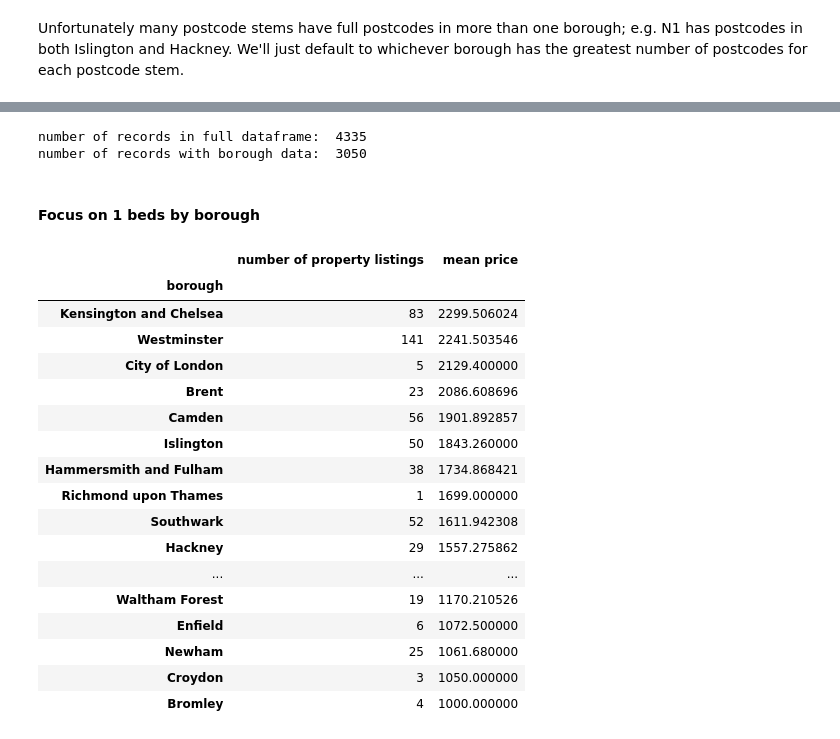
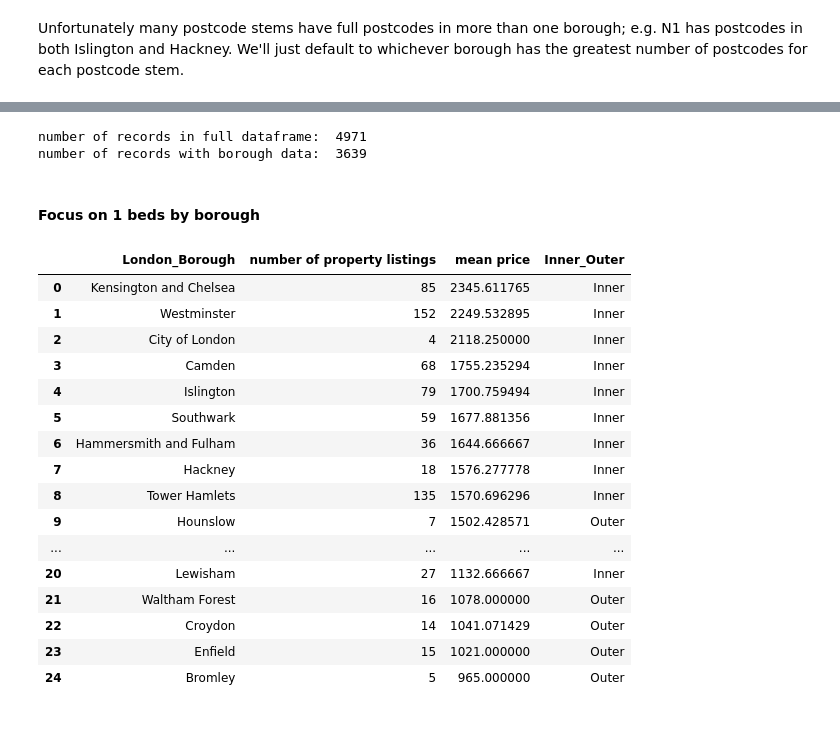
Before and after one commit to toby-p/rightmove_webscraper.py, a Jupyter notebook: analysis.ipynb, the cells around one changed output, grey strips where cells are left out. Drawn from its saved outputs; the diff is of its cells as text; code cells hidden in the pictures.

```diff
--- a/analysis.ipynb
+++ b/analysis.ipynb
@@ -8,7 +8,7 @@ import matplotlib.pyplot as plt
 %matplotlib inline
 
 # Read in the csv file for analysis
-df = pd.read_csv('search_results.csv')
+df = pd.read_csv('london_rent.csv')
 df.head()
 # %% [output]
 |  | price | type | address | url | postcode | number_bedrooms | search_date |
@@ -124,14 +116,21 @@ pivot.head()
 Unfortunately many postcode stems have full postcodes in more than one borough; e.g. N1 has postcodes in both Islington and Hackney. We'll just default to whichever borough has the greatest number of postcodes for each postcode stem.
 # %%
 # Create dataframe of postcode stems & boroughs
-
 pc_borough_lookup = pd.DataFrame(pivot.idxmax(axis=1))
 pc_borough_lookup.reset_index( inplace=True)
 
 # Merge borough column into main df
-
 df = pd.merge(df,pc_borough_lookup,how='left',left_on='postcode',right_on='pc_stem')
-df = df.rename(columns={0:'borough'})
+df = df.rename(columns={0:'London_Borough'})
+# %%
+i_o_df = pd.DataFrame(pd.pivot_table(pc_df,values='Postcode',index ='London_Borough',columns='Inner_Outer',aggfunc='count'))
+i_o_df.Inner = i_o_df.Inner/i_o_df.Inner # change to 1s
+i_o_df.Outer = i_o_df.Outer/i_o_df.Outer # change to 1s
+i_o_df.rename(columns={'Inner_Outer':'London_Borough'},inplace=True)
+i_o_lookup = pd.DataFrame(i_o_df.idxmax(axis=1)) # Create lookup table of borough - inner/outer
+i_o_lookup.rename(columns={0:'Inner_Outer'},inplace=True)
+i_o_lookup.reset_index(inplace=True)
+df = pd.merge(df,i_o_lookup,how='left',on='London_Borough')
 # %%
 df.head()
 # %% [output]
@@ -144,33 +143,34 @@ df.head()
 # %%
-print 'number of records in full dataframe: ', len(df)
-print 'number of records with borough data: ',len(df[df.borough.notnull()])
+print 'number of records in full dataframe: ',len(df)
+print 'number of records with borough data: ',len(df[df.London_Borough.notnull()])
 # %% [output]
-number of records in full dataframe:  4335
-number of records with borough data:  3050
+number of records in full dataframe:  4971
+number of records with borough data:  3639
 # %% [markdown]
 #### Focus on 1 beds by borough
 # %%
-df_1beds = df[ (df['borough'].notnull()) & (df['number_bedrooms']==1.0)]
-borough_pivot = pd.pivot_table(data=df_1beds,values='price',index='borough',aggfunc=('count','mean'))
+df_1beds = df[ (df['London_Borough'].notnull()) & (df['number_bedrooms']==1.0)]
+borough_pivot = pd.pivot_table(data=df_1beds,values='price',index='London_Borough',aggfunc=('count','mean'))
 borough_pivot.sort_values(by='mean',inplace=True,ascending=False)
 borough_pivot.rename(columns={'count':'number of property listings','mean':'mean price'},inplace=True)
-borough_pivot
+borough_pivot.reset_index(inplace=True)
+one_beds = pd.merge(borough_pivot,i_o_lookup,how='left',on='London_Borough')
+one_beds
 # %% [output]
-|  | number of property listings | mean price |
-| borough |  |  |
-| Kensington and Chelsea | 83 | 2299.506024 |
-| Westminster | 141 | 2241.503546 |
-| City of London | 5 | 2129.400000 |
-| Brent | 23 | 2086.608696 |
-| Camden | 56 | 1901.892857 |
-| Islington | 50 | 1843.260000 |
-| Hammersmith and Fulham | 38 | 1734.868421 |
-| Richmond upon Thames | 1 | 1699.000000 |
-| Southwark | 52 | 1611.942308 |
-| Hackney | 29 | 1557.275862 |
-| ... | ... | ... |
-| Waltham Forest | 19 | 1170.210526 |
-| Enfield | 6 | 1072.500000 |
-| Newham | 25 | 1061.680000 |
-| Croydon | 3 | 1050.000000 |
-| Bromley | 4 | 1000.000000 |
+|  | London_Borough | number of property listings | mean price | Inner_Outer |
+| 0 | Kensington and Chelsea | 85 | 2345.611765 | Inner |
+| 1 | Westminster | 152 | 2249.532895 | Inner |
+| 2 | City of London | 4 | 2118.250000 | Inner |
+| 3 | Camden | 68 | 1755.235294 | Inner |
+| 4 | Islington | 79 | 1700.759494 | Inner |
+| 5 | Southwark | 59 | 1677.881356 | Inner |
+| 6 | Hammersmith and Fulham | 36 | 1644.666667 | Inner |
+| 7 | Hackney | 18 | 1576.277778 | Inner |
+| 8 | Tower Hamlets | 135 | 1570.696296 | Inner |
+| 9 | Hounslow | 7 | 1502.428571 | Outer |
+| ... | ... | ... | ... | ... |
+| 20 | Lewisham | 27 | 1132.666667 | Inner |
+| 21 | Waltham Forest | 16 | 1078.000000 | Outer |
+| 22 | Croydon | 14 | 1041.071429 | Outer |
+| 23 | Enfield | 15 | 1021.000000 | Outer |
+| 24 | Bromley | 5 | 965.000000 | Outer |
```
Also changed, not shown: parts of 12 cells of this notebook, 4 other files.
